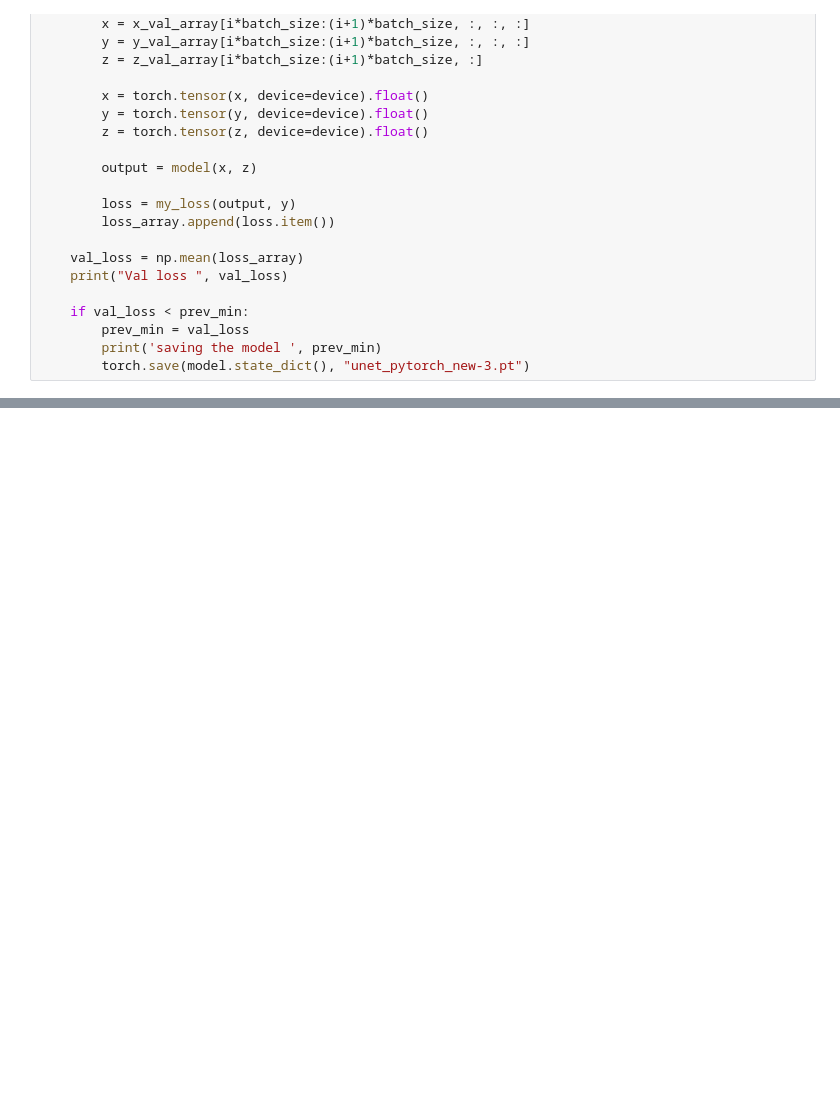
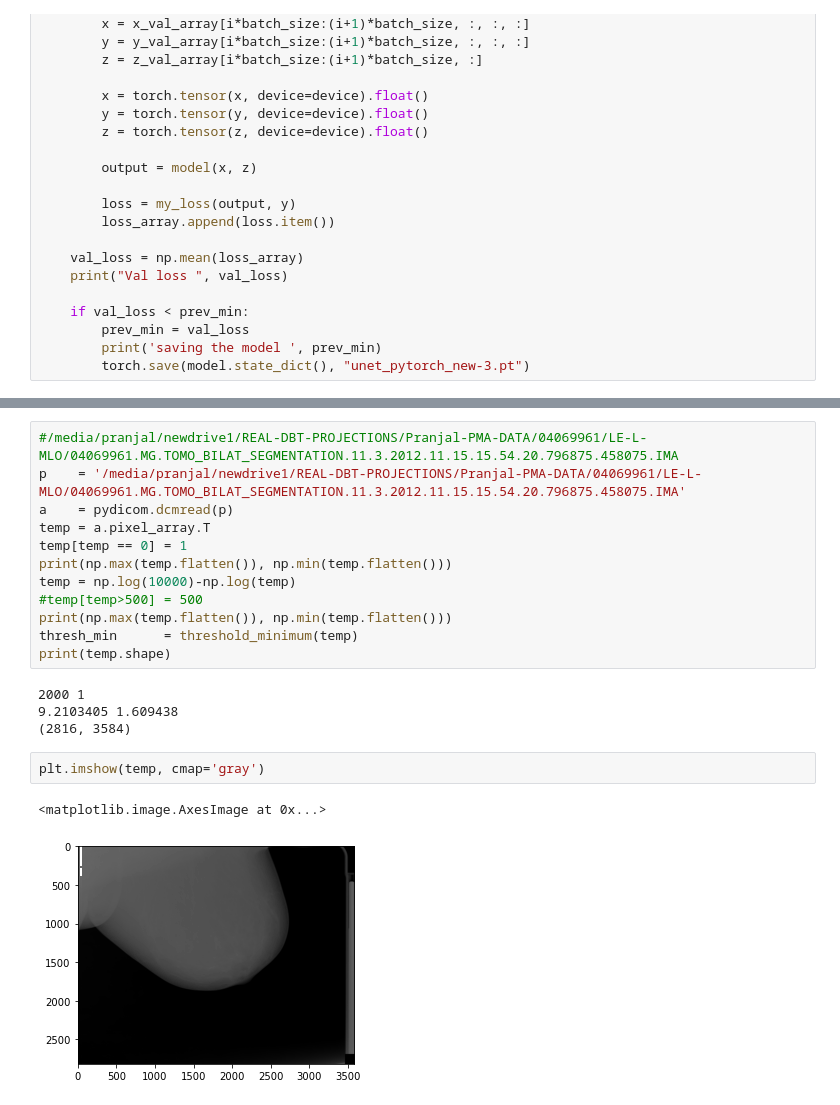
Before and after one commit to PranjalSahu/newrecon, a Jupyter notebook: sart.ipynb, the cells around one changed output, grey strips where cells are left out. Saved outputs shown, nothing was run; the diff lists cells and outputs as text; blank space fills up the shorter version.

```diff
--- a/sart.ipynb
+++ b/sart.ipynb
@@ -4704,0 +4843,21 @@ for epoch in range(1000):
+# %%
+#/media/pranjal/newdrive1/REAL-DBT-PROJECTIONS/Pranjal-PMA-DATA/04069961/LE-L-MLO/04069961.MG.TOMO_BILAT_SEGMENTATION.11.3.2012.11.15.15.54.20.796875.458075.IMA
+p    = '/media/pranjal/newdrive1/REAL-DBT-PROJECTIONS/Pranjal-PMA-DATA/04069961/LE-L-MLO/04069961.MG.TOMO_BILAT_SEGMENTATION.11.3.2012.11.15.15.54.20.796875.458075.IMA'
+a    = pydicom.dcmread(p)
+temp = a.pixel_array.T
+temp[temp == 0] = 1
+print(np.max(temp.flatten()), np.min(temp.flatten()))
+temp = np.log(10000)-np.log(temp)
+#temp[temp>500] = 500
+print(np.max(temp.flatten()), np.min(temp.flatten()))
+thresh_min      = threshold_minimum(temp)
+print(temp.shape)
+# %% [output]
+2000 1
+9.2103405 1.609438
+(2816, 3584)
+# %%
+plt.imshow(temp, cmap='gray')
+# %% [output]
+<matplotlib.image.AxesImage at 0x...>
+[figure, added]
```
Also changed, not shown: parts of 7 cells of this notebook.
